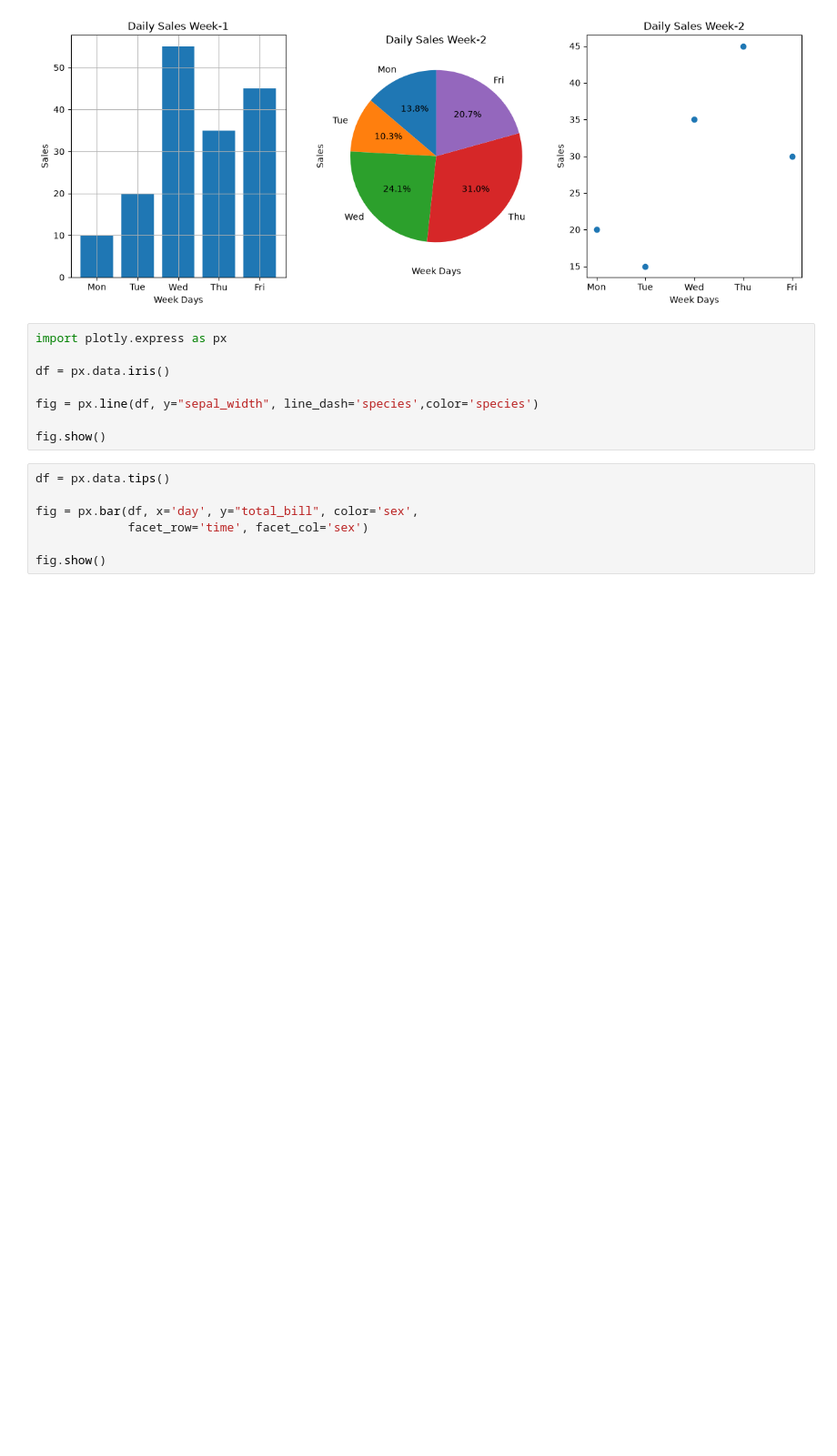
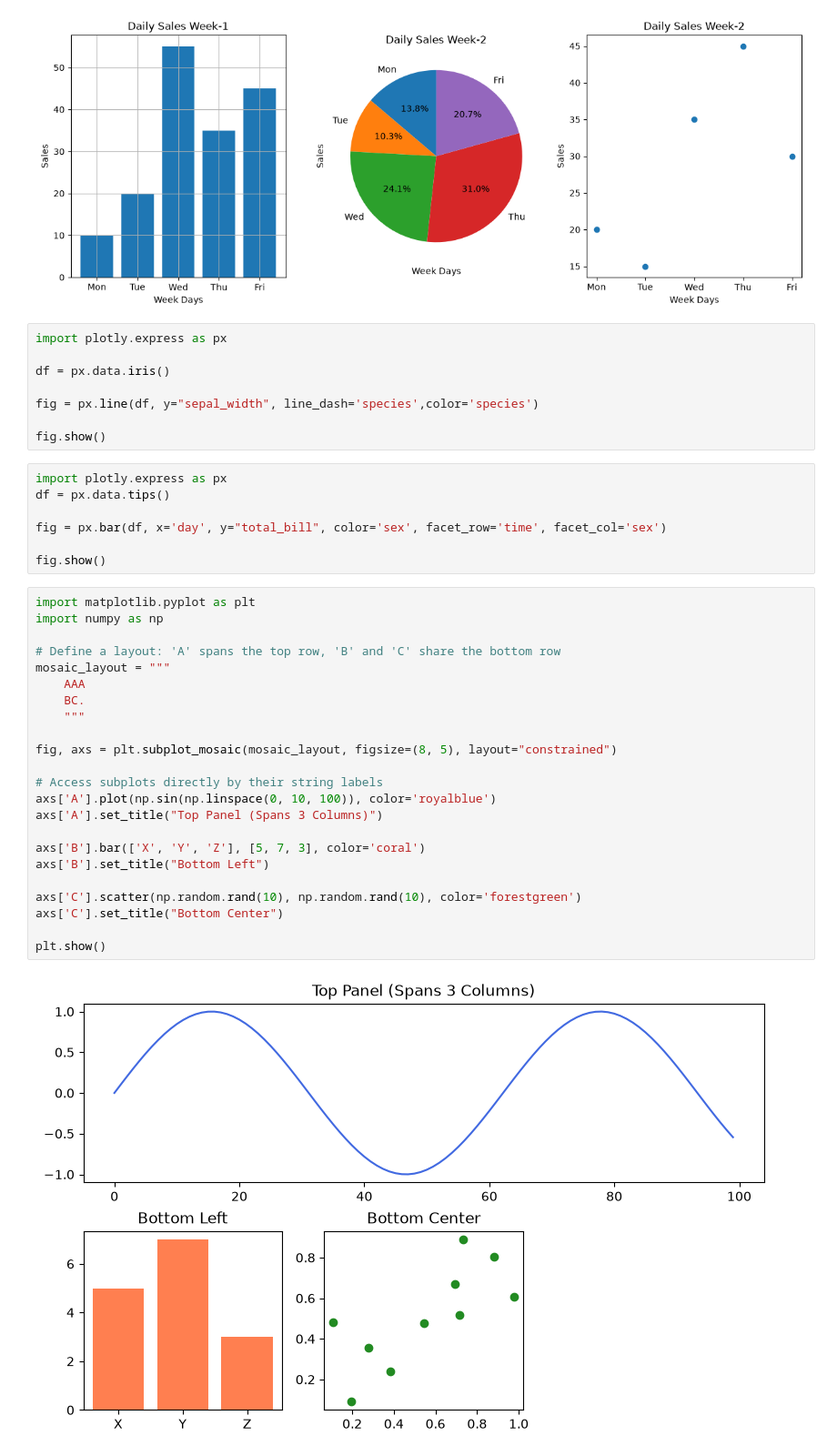
Before and after one commit to zafar-alam/data-analytics-with-python, a Jupyter notebook: DA-with-python/Module1/week02/matplotlib.ipynb, the cells around one changed output. Shown at 91% size. Drawn from its saved outputs; the diff is of its cells as text; blank space fills up the shorter version.

```diff
--- a/DA-with-python/Module1/week02/matplotlib.ipynb
+++ b/DA-with-python/Module1/week02/matplotlib.ipynb
@@ -224,9 +224,34 @@ fig = px.line(df, y="sepal_width", line_dash='species',color='species')
 
 fig.show()
 # %%
+import plotly.express as px
 df = px.data.tips()
 
-fig = px.bar(df, x='day', y="total_bill", color='sex',
-             facet_row='time', facet_col='sex')
+fig = px.bar(df, x='day', y="total_bill", color='sex', facet_row='time', facet_col='sex')
 
 fig.show()
+# %%
+import matplotlib.pyplot as plt
+import numpy as np
+
+# Define a layout: 'A' spans the top row, 'B' and 'C' share the bottom row
+mosaic_layout = """
+    AAA
+    BC.
+    """
+
+fig, axs = plt.subplot_mosaic(mosaic_layout, figsize=(8, 5), layout="constrained")
+
+# Access subplots directly by their string labels
+axs['A'].plot(np.sin(np.linspace(0, 10, 100)), color='royalblue')
+axs['A'].set_title("Top Panel (Spans 3 Columns)")
+
+axs['B'].bar(['X', 'Y', 'Z'], [5, 7, 3], color='coral')
+axs['B'].set_title("Bottom Left")
+
+axs['C'].scatter(np.random.rand(10), np.random.rand(10), color='forestgreen')
+axs['C'].set_title("Bottom Center")
+
+plt.show()
+# %% [output]
+[figure, added]
```
Also changed, not shown: parts of 2 cells of this notebook, 2 other files.
